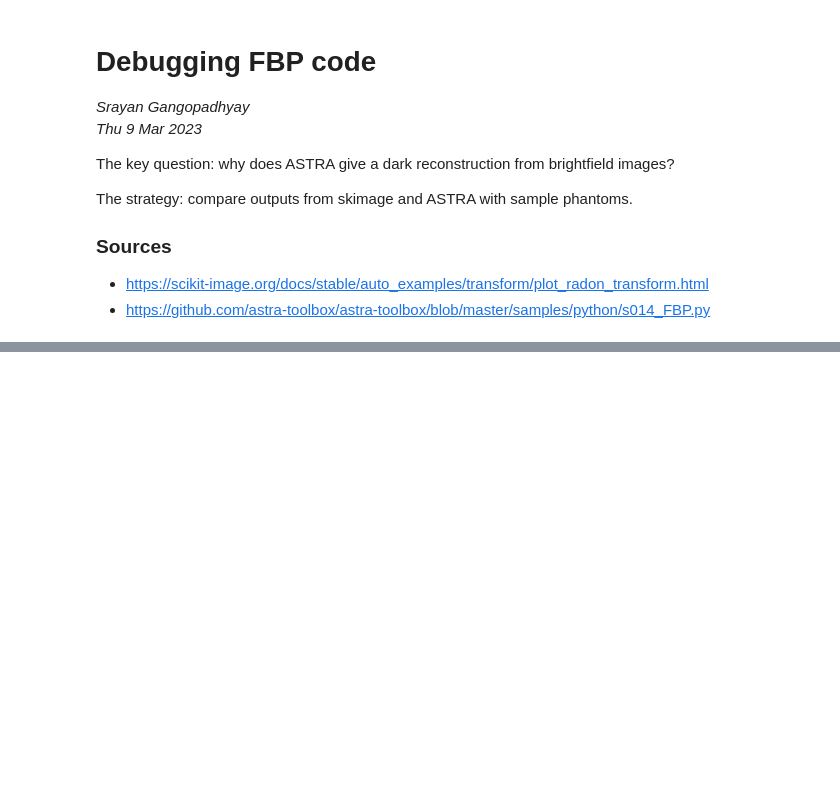
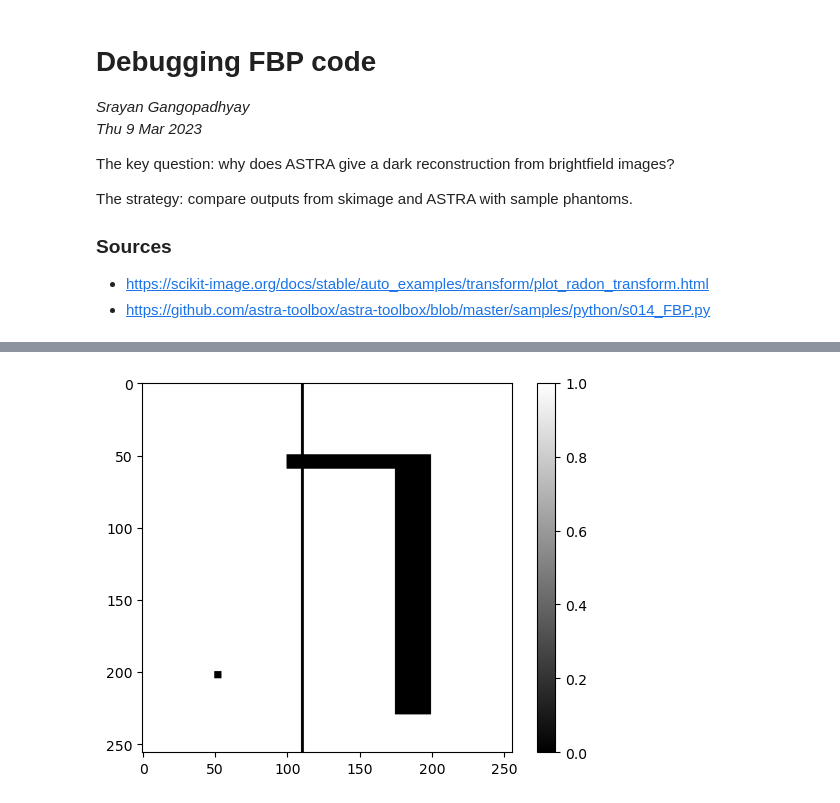
Before and after one commit to kwokkenton/optea, a Jupyter notebook: reconstruction/recon_debug.ipynb, the cells around one changed output, grey strips where cells are left out. Cells and saved outputs as stored; diff of their text form; code cells hidden in the pictures; blank space fills up the shorter version.

```diff
--- a/reconstruction/recon_debug.ipynb
+++ b/reconstruction/recon_debug.ipynb
@@ -76 +25,12 @@ def compare_recons(phantom):
+# %%
+bright_phantom = np.ones((256, 256))
+bright_phantom[50:60, 100:200] = 0
+bright_phantom[60:230, 175:200] = 0
+bright_phantom[200:205, 50:55] = 0
+bright_phantom[:, 110:112] = 0
+plt.imshow(bright_phantom, cmap='gray')
+plt.colorbar()
+plt.show()
+# %% [output]
+[figure, added]
 # %%
```
Also changed, not shown: parts of 8 cells of this notebook, 3 other files.
